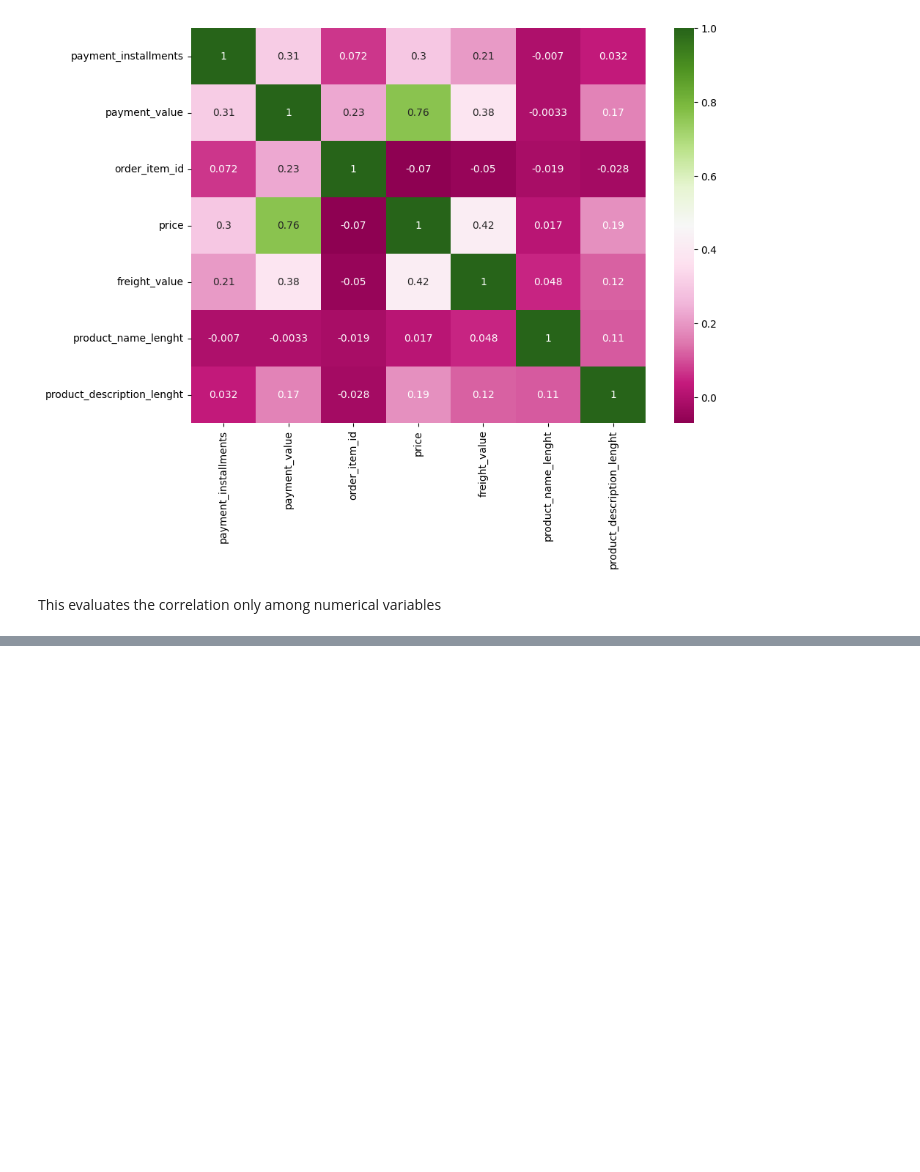
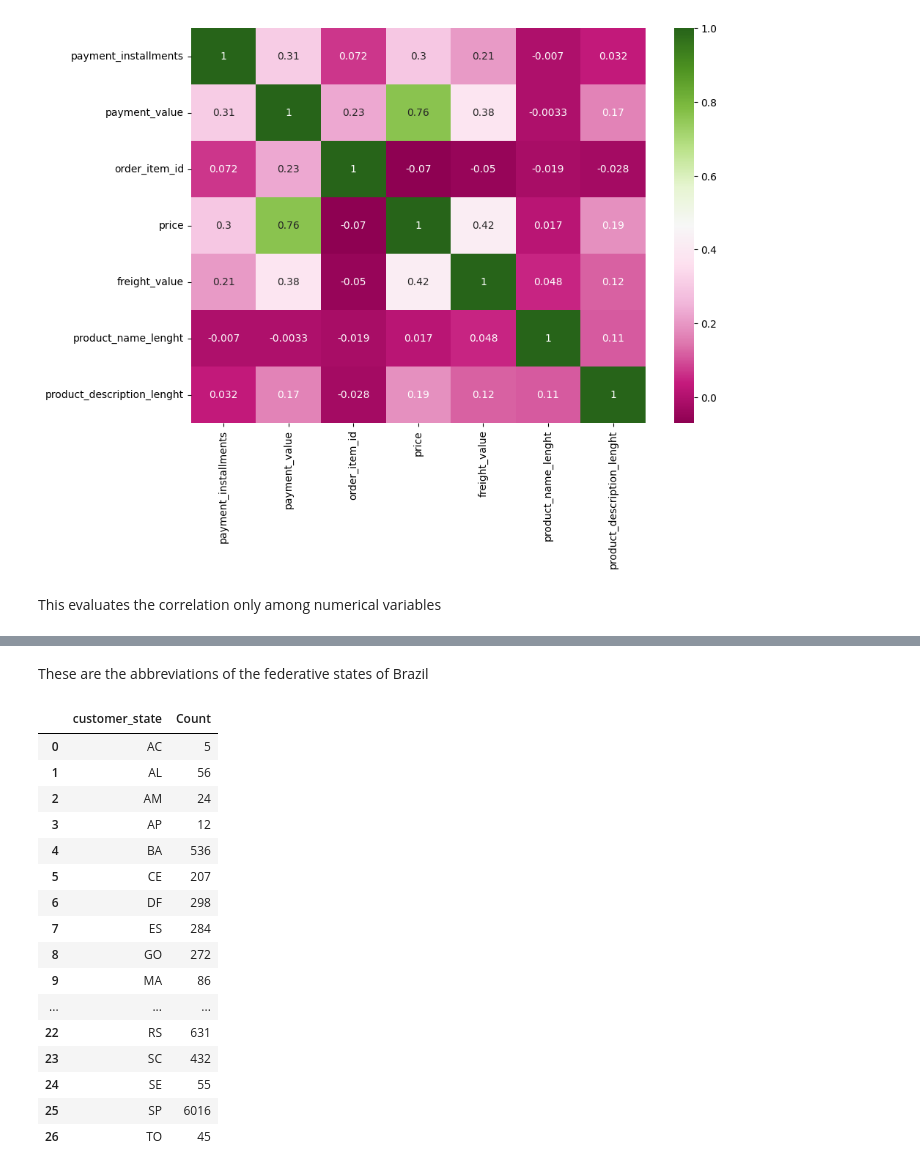
Before and after one commit to francescocapo/270341, a Jupyter notebook: main.ipynb, the cells around one changed output, grey strips where cells are left out. Drawn from its saved outputs; the diff is of its cells as text; code cells hidden in the pictures; blank space fills up the shorter version.

```diff
--- a/main.ipynb
+++ b/main.ipynb
@@ -146,0 +212,24 @@ Index(['order_id', 'customer_id', 'order_status', 'order_purchase_timestamp',
+# %% [markdown]
+These are the abbreviations of the federative states of Brazil
+# %%
+customer_state_counts_df = pd.DataFrame([customer_state_counts]).T.reset_index()
+customer_state_counts_df.columns = ['customer_state', 'Count']
+customer_state_counts_df
+# %% [output]
+|  | customer_state | Count |
+| 0 | AC | 5 |
+| 1 | AL | 56 |
+| 2 | AM | 24 |
+| 3 | AP | 12 |
+| 4 | BA | 536 |
+| 5 | CE | 207 |
+| 6 | DF | 298 |
+| 7 | ES | 284 |
+| 8 | GO | 272 |
+| 9 | MA | 86 |
+| ... | ... | ... |
+| 22 | RS | 631 |
+| 23 | SC | 432 |
+| 24 | SE | 55 |
+| 25 | SP | 6016 |
+| 26 | TO | 45 |
```
Also changed, not shown: parts of 9 cells of this notebook.
